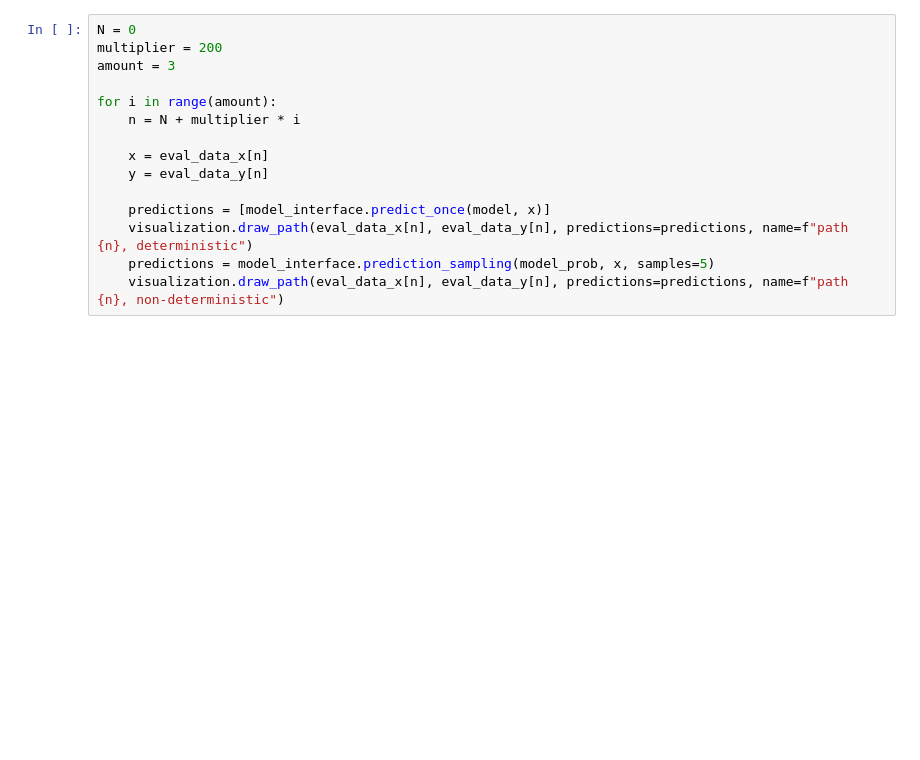
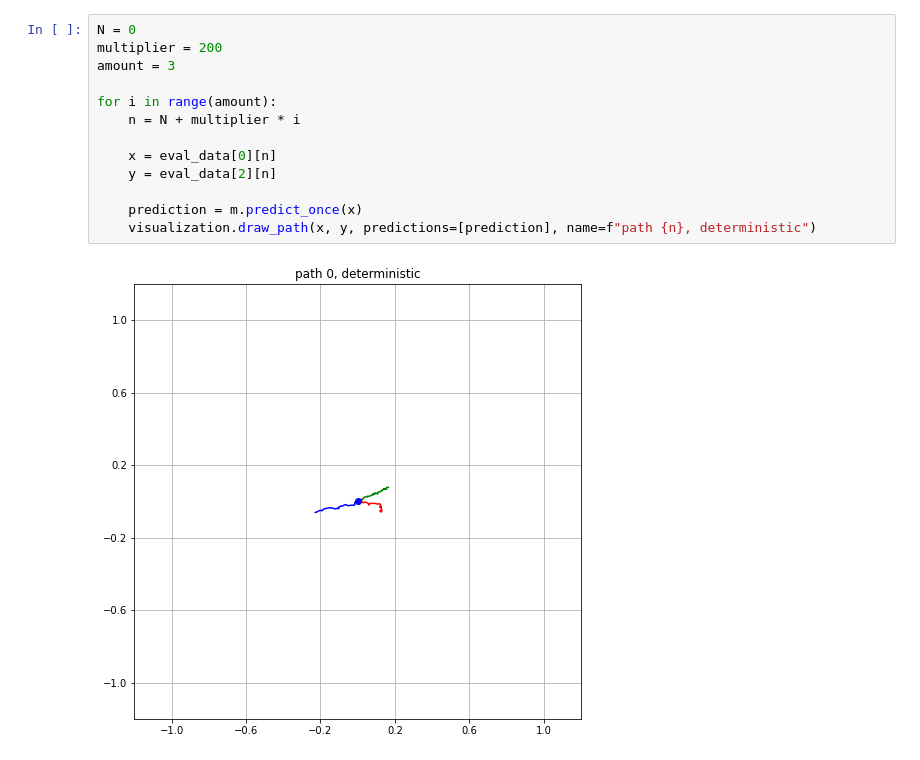
Before and after one commit to lintglitch/trajectory-prediction, a Jupyter notebook: example_output.ipynb, the cells around one changed output. Saved outputs shown, nothing was run; the diff lists cells and outputs as text; blank space fills up the shorter version.

```diff
--- a/example_output.ipynb
+++ b/example_output.ipynb
@@ -31,15 +51,15 @@ m.load('path_simple_lstm')
 # %%
 N = 0
 multiplier = 200
 amount = 3
 
 for i in range(amount):
     n = N + multiplier * i
 
-    x = eval_data_x[n]
-    y = eval_data_y[n]
+    x = eval_data[0][n]
+    y = eval_data[2][n]
 
-    predictions = [model_interface.predict_once(model, x)]
-    visualization.draw_path(eval_data_x[n], eval_data_y[n], predictions=predictions, name=f"path {n}, deterministic")
-    predictions = model_interface.prediction_sampling(model_prob, x, samples=5)
-    visualization.draw_path(eval_data_x[n], eval_data_y[n], predictions=predictions, name=f"path {n}, non-deterministic")
+    prediction = m.predict_once(x)
+    visualization.draw_path(x, y, predictions=[prediction], name=f"path {n}, deterministic")
+# %% [output]
+[figure, added]
```
Also changed, not shown: parts of 6 cells of this notebook, 1 other file.
